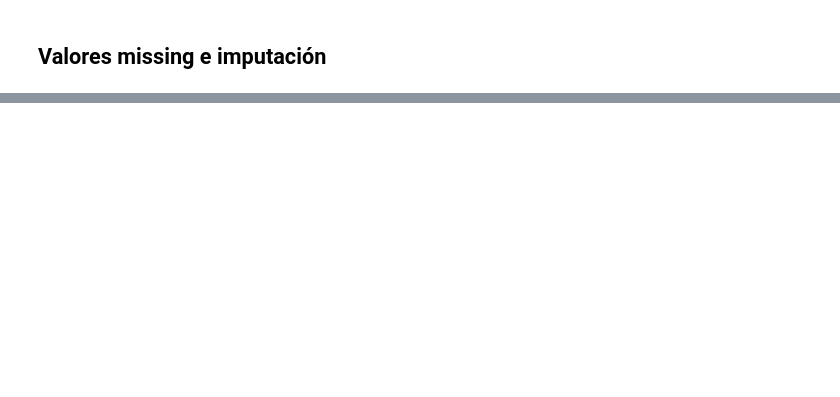
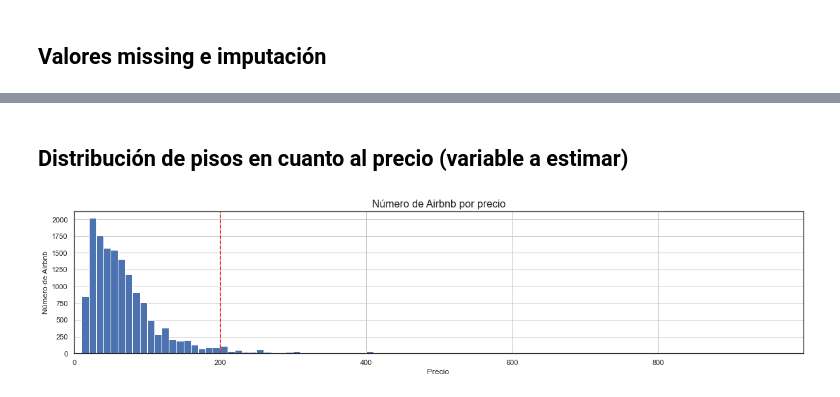
Before and after one commit to AlvaroML95/PRACTICA_FINAL, a Jupyter notebook: Practica Final.ipynb, the cells around one changed output, grey strips where cells are left out. Drawn from its saved outputs; the diff is of its cells as text; code cells hidden in the pictures; blank space fills up the shorter version.

Commit message:
Continuación
He seguido con el análisis y reescribiendo algunas variables.

```diff
--- a/Practica Final.ipynb
+++ b/Practica Final.ipynb
@@ -182,0 +217,2 @@ Comencemos con la fecha desde la que el anfitrión está registrado en la plataf
+# %%
+data['Host Response Time'] = data['Host Response Time'].fillna(0)
@@ -182,0 +233,4 @@ Comencemos con la fecha desde la que el anfitrión está registrado en la plataf
+# %%
+data['Cancellation Policy'] = data['Cancellation Policy'].replace({'strict': 0.25, 'flexible':0.9, 'moderate': 0.5,
+                                                                   'strict_new': 0.25, 'super_strict_60':0, 'super_strict_30':0,
+                                                                  'moderate_new':0.5, 'flexible_new': 0.9}).astype('float')
@@ -188,4 +246,5 @@ tiempo_anfitrión = (pd.datetime(2022, 6, 3) - fecha).astype('timedelta64[D]')
 #Sustituimos por la variable fecha para que sea más sencillo utilizarla a la hora de los modelos
 data['Tiempo Anfitrión Días'] = tiempo_anfitrión
 data['Tiempo Anfitrión Días'] = data['Tiempo Anfitrión Días'].fillna(0)
-#Podemos eliminar si queremos la variable Host Since, la dejaré por el momento
+
+data = data.drop('Host Since',axis = 1)
@@ -191,0 +311,38 @@ data['Tiempo Anfitrión Días'] = data['Tiempo Anfitrión Días'].fillna(0)
+# %%
+data['Property Type'].replace({
+    'Townhouse': 'House',
+    'Serviced apartment': 'Apartment',
+    'Loft': 'Apartment',
+    'Bungalow': 'House',
+    'Guesthouse': 'House',
+    'Casa particular': 'House',
+    'Cottage': 'House',
+    'Villa': 'House',
+    'Tiny house': 'House',
+    'Earth House': 'House',
+    'Chalet': 'House',
+    'Boutique hotel': 'Other',
+    'Condominium': 'Other',
+    'Bed & Breakfast': 'Other',
+    'Dorm': 'Other',
+    'Hostel': 'Other',
+    'Guest suite': 'Other',
+    'Tent': 'Other',
+    'Timeshare': 'Other',
+    'Boat': 'Other',
+    'Camper/RV': 'Other'
+    }, inplace=True)
+# %% [markdown]
+## Distribución de pisos en cuanto al precio (variable a estimar)
+# %%
+
+plt.figure(figsize=(20,4))
+data['Price'].hist(bins=100, range=(0,max(data['Price'])))
+plt.margins(x=0)
+plt.axvline(200, color='red', linestyle='--')
+plt.title("Número de Airbnb por precio", fontsize=16)
+plt.xlabel("Precio ")
+plt.ylabel("Número de Airbnb")
+plt.show()
+# %% [output]
+[figure, added]
```
Also changed, not shown: parts of 29 cells of this notebook, 1 other file.
